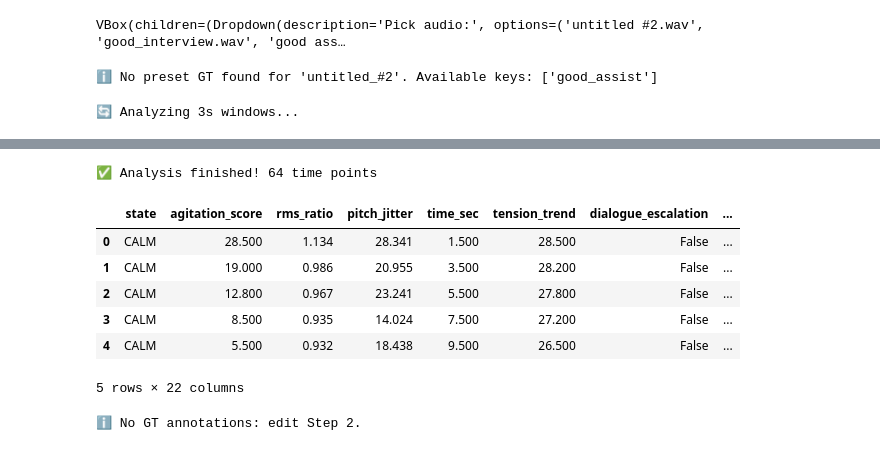
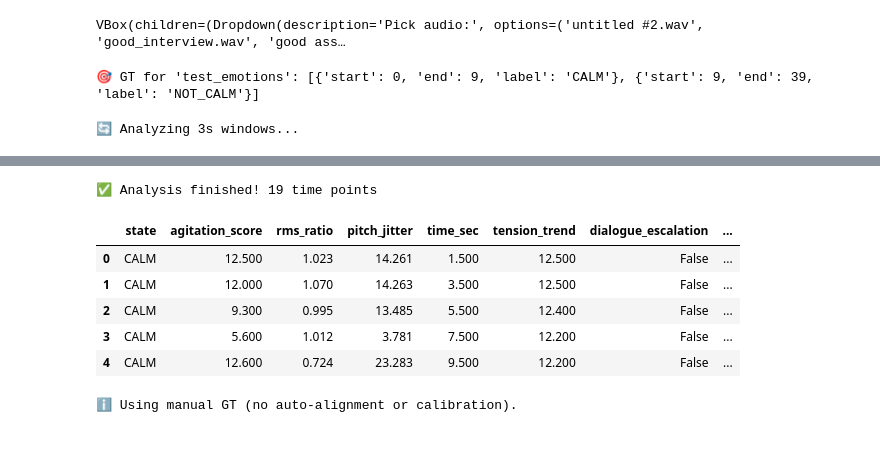
Before and after one commit to m3Zentrovoy/Real-Time-model, a Jupyter notebook: adaptive_realtime_emotion.ipynb, the cells around one changed output, grey strips where cells are left out. Drawn from its saved outputs; the diff is of its cells as text; code cells hidden in the pictures.

Commit message:
change test_audio

```diff
--- a/adaptive_realtime_emotion.ipynb
+++ b/adaptive_realtime_emotion.ipynb
@@ -465,15 +466,15 @@ VBox(children=(Dropdown(description='Pick audio:', options=('untitled #2.wav', '
 # Step 2 — Ground truth setup (2 classes)
 from pathlib import Path
 
-# # test wmotions
-# GT_PRESETS = {"test_emotions": [
-#         {"start": 0, "end": 9, "label": "CALM"},
-#         {"start": 9, "end": 39, "label": "NOT_CALM"},
-#     ],}
+# test wmotions
+GT_PRESETS = {"test_emotions": [
+        {"start": 0, "end": 9, "label": "CALM"},
+        {"start": 9, "end": 39, "label": "NOT_CALM"},
+    ],}
 
 
-GT_PRESETS = {"good_assist": [
-        {"start": 0, "end": 49, "label": "CALM"},]}
+# GT_PRESETS = {"good_assist": [
+#         {"start": 0, "end": 49, "label": "CALM"},]}
 
 
 # Manual GT only (no auto-alignment)
@@ -487,7 +488,7 @@ else:
     available = list(GT_PRESETS.keys())
     print(f"ℹ️ No preset GT found for '{audio_key}'. Available keys: {available}")
 # %% [output]
-ℹ️ No preset GT found for 'untitled_#2'. Available keys: ['good_assist']
+🎯 GT for 'test_emotions': [{'start': 0, 'end': 9, 'label': 'CALM'}, {'start': 9, 'end': 39, 'label': 'NOT_CALM'}]
 # %%
 # Step 2b — Optional text/ASR pipelines (leave as-is if no network)
 
@@ -681,7 +682,6 @@ else:
             "pitch_mean": float(features.get("pitch_mean", 0.0)),
             "pitch_std": float(features.get("pitch_std", 0.0)),
             "pitch_range": float(features.get("pitch_range", 0.0)),
-            "pitch_slope": float(features.get("pitch_slope", 0.0)),
             "pitch_jitter": pitch_jitter_val,
             "spectral_centroid": float(features.get("spectral_centroid", 0.0)),
             "spectral_bandwidth": float(features.get("spectral_bandwidth", 0.0)),
@@ -774,7 +774,6 @@ else:
             "pitch_mean": float(fallback_features.get("pitch_mean", 0.0)),
             "pitch_std": float(fallback_features.get("pitch_std", 0.0)),
             "pitch_range": float(fallback_features.get("pitch_range", 0.0)),
-            "pitch_slope": float(fallback_features.get("pitch_slope", 0.0)),
             "pitch_jitter": float(fallback_features.get("pitch_jitter", 0.0)),
             "spectral_centroid": float(fallback_features.get("spectral_centroid", 0.0)),
             "spectral_bandwidth": float(fallback_features.get("spectral_bandwidth", 0.0)),
@@ -1017,41 +1016,40 @@ else:
         # Second axis — GT
         yaxis2=dict(
             range=[0, 1],
             domain=[0.86, 1.0],  # GT above
             visible=False
         ),
 
         hovermode="x unified",
         plot_bgcolor="white",
         paper_bgcolor="white",
         template="plotly_white",
         font=dict(size=13),
 
         legend=dict(
             orientation="h",
             yanchor="bottom",
             y=1.15,
             xanchor="left",
             x=0
         ),
 
         margin=dict(l=70, r=20, t=90, b=50),
         height=560
     )
 
     fig.show()
 # %% [output]
 🔄 Analyzing 3s windows...
 [interactive output not drawn]
-✅ Analysis finished! 64 time points
+✅ Analysis finished! 19 time points
 |  | state | agitation_score | rms_ratio | pitch_jitter | time_sec | tension_trend | dialogue_escalation | ... |
-| 0 | CALM | 28.500 | 1.134 | 28.341 | 1.500 | 28.500 | False | ... |
-| 1 | CALM | 19.000 | 0.986 | 20.955 | 3.500 | 28.200 | False | ... |
-| 2 | CALM | 12.800 | 0.967 | 23.241 | 5.500 | 27.800 | False | ... |
-| 3 | CALM | 8.500 | 0.935 | 14.024 | 7.500 | 27.200 | False | ... |
-| 4 | CALM | 5.500 | 0.932 | 18.438 | 9.500 | 26.500 | False | ... |
+| 0 | CALM | 12.500 | 1.023 | 14.261 | 1.500 | 12.500 | False | ... |
+| 1 | CALM | 12.000 | 1.070 | 14.263 | 3.500 | 12.500 | False | ... |
+| 2 | CALM | 9.300 | 0.995 | 13.485 | 5.500 | 12.400 | False | ... |
+| 3 | CALM | 5.600 | 1.012 | 3.781 | 7.500 | 12.200 | False | ... |
+| 4 | CALM | 12.600 | 0.724 | 23.283 | 9.500 | 12.200 | False | ... |
-5 rows × 22 columns
+ℹ️ Using manual GT (no auto-alignment or calibration).
-ℹ️ No GT annotations: edit Step 2.
 # %%
 
 # Step 3b — Metrics on a 2s grid (2 classes, fixed threshold)
```
Also changed, not shown: parts of 5 cells of this notebook, 1 other file.
